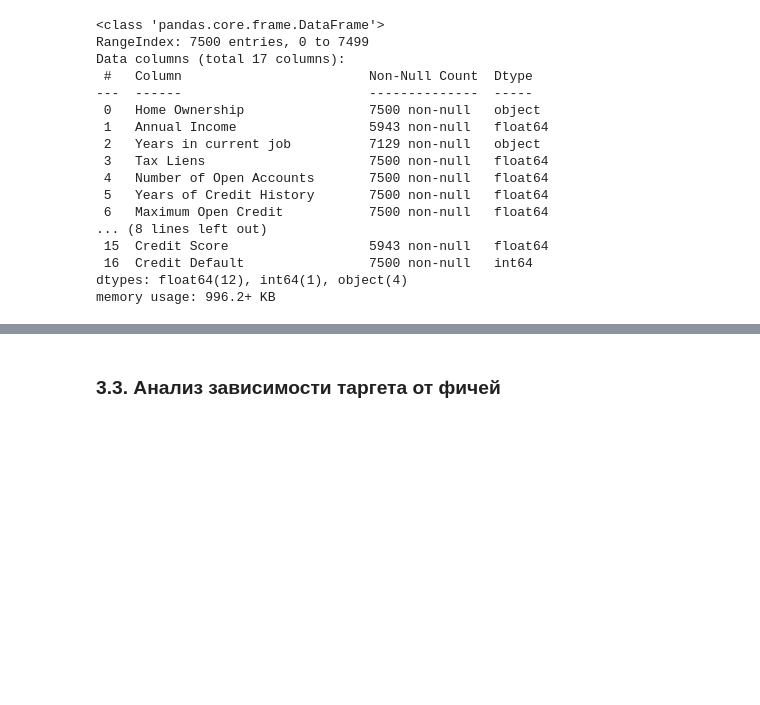
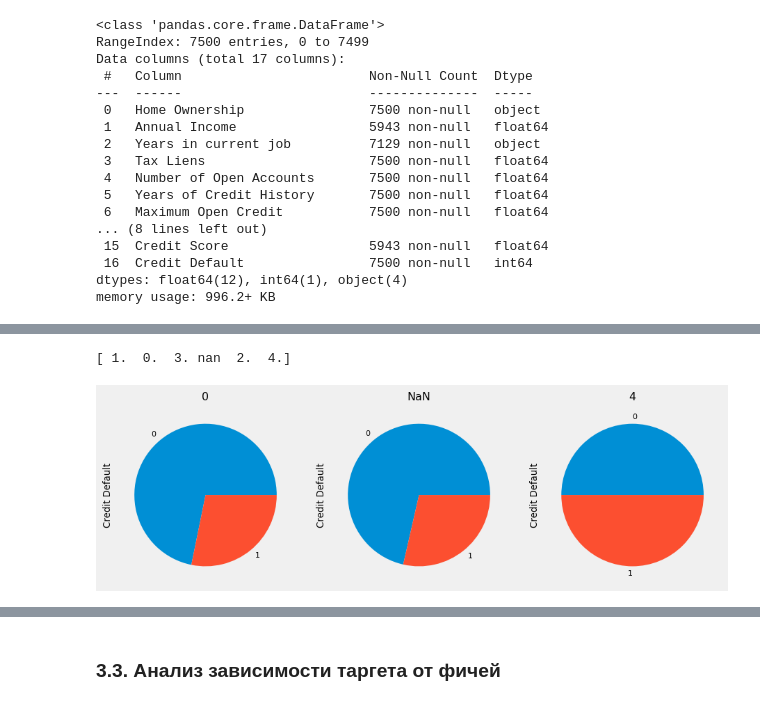
Before and after one commit to Andrey-Patrakov/Python_data_libraries, a Jupyter notebook: Курсовой проект (часть 2)/Project 2.ipynb, the cells around one changed output, grey strips where cells are left out. Cells and saved outputs as stored; diff of their text form; code cells hidden in the pictures; blank space fills up the shorter version.

```diff
--- a/Курсовой проект (часть 2)/Project 2.ipynb
+++ b/Курсовой проект (часть 2)/Project 2.ipynb
@@ -166,0 +171,22 @@ Credit Default: 2
+# %%
+print(data['Bankruptcies'].unique())
+# %% [output]
+[ 1.  0.  3. nan  2.  4.]
+# %%
+plt.figure(figsize=(10, 5))
+
+plt.subplot(1, 3, 1)
+data[data['Bankruptcies'] == 0]['Credit Default'].value_counts().plot(kind='pie')
+plt.title('0')
+
+plt.subplot(1, 3, 2)
+data[data['Bankruptcies'].isna()]['Credit Default'].value_counts().plot(kind='pie')
+plt.title('NaN')
+
+plt.subplot(1, 3, 3)
+data[data['Bankruptcies'] == 4]['Credit Default'].value_counts().plot(kind='pie')
+plt.title('4')
+
+plt.show()
+# %% [output]
+[figure, added]
```
Also changed, not shown: parts of 44 cells of this notebook.
